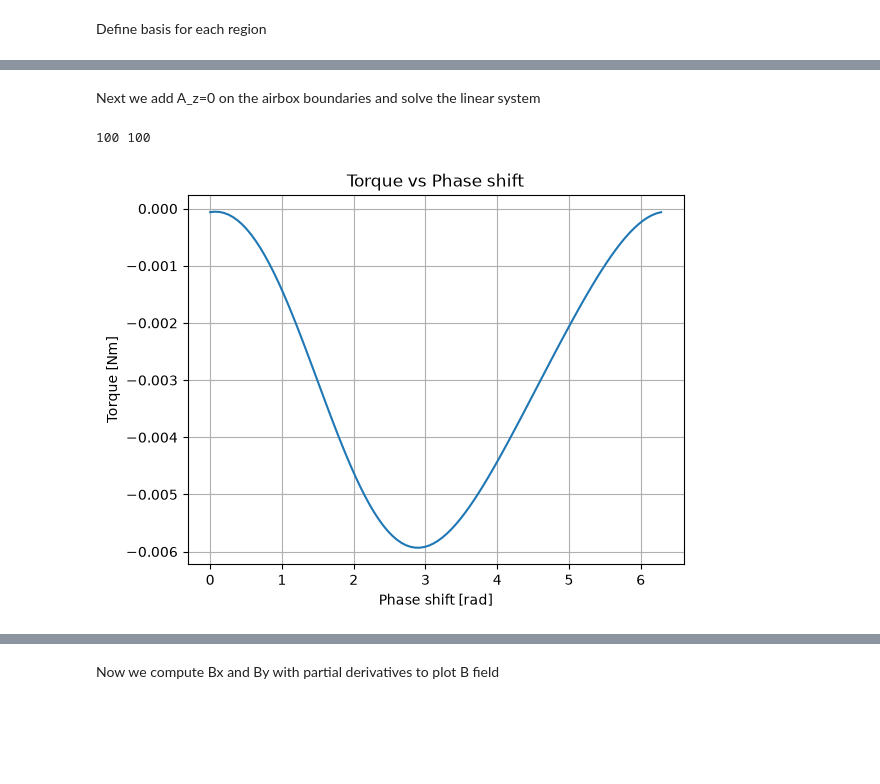
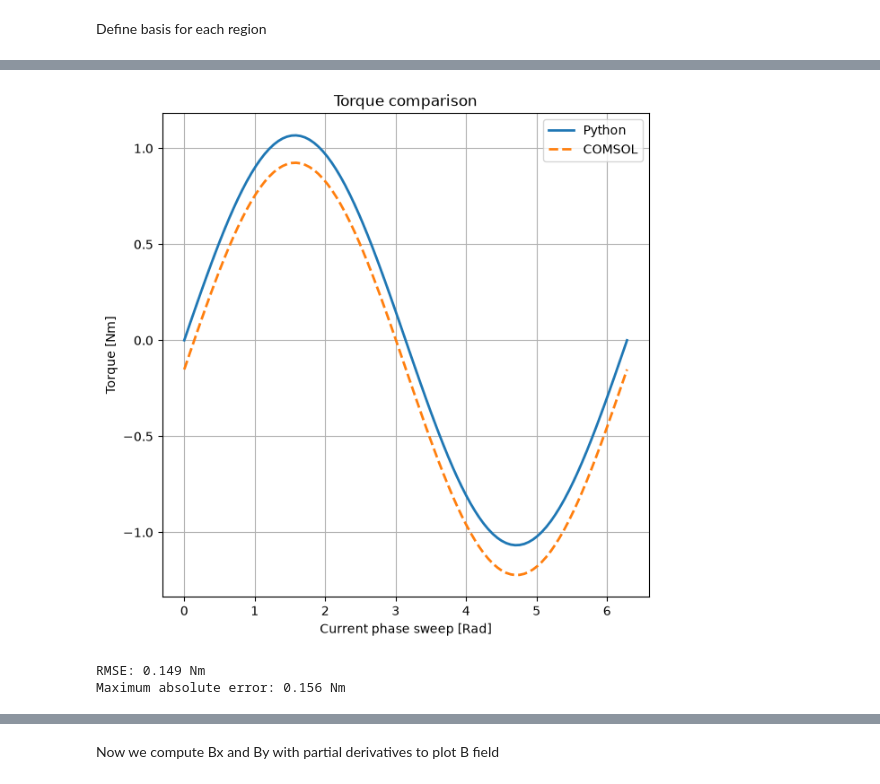
Before and after one commit to VerttiAalto100/computational-electromagnetics, a Jupyter notebook: ex6-pmsm/pmsm_2d.ipynb, the cells around one changed output, grey strips where cells are left out. Drawn from its saved outputs; the diff is of its cells as text; code cells hidden in the pictures; blank space fills up the shorter version.

```diff
--- a/ex6-pmsm/pmsm_2d.ipynb
+++ b/ex6-pmsm/pmsm_2d.ipynb
@@ -295,14 +249,48 @@ Claude Torque:  6.202485231817727e-05
-# %% [markdown]
-Next we add A_z=0 on the airbox boundaries and solve the linear system
-# %%
-# Lets plot torques against phase shift
-print(len(phases), len(torques))
-import matplotlib.pyplot as plt
-plt.plot(phases, torques)
-plt.xlabel("Phase shift [rad]")
-plt.ylabel("Torque [Nm]")
-plt.title("Torque vs Phase shift")
-plt.grid()
-# %% [output]
-100 100
-[figure, removed]
+# %%
+import numpy as np
+import matplotlib.pyplot as plt
+
+# COMSOL data
+data = np.loadtxt(
+    "verification/torque_vs_phase.txt",
+    comments="%"
+)
+
+phase_comsol = data[:, 0]      # or convert if needed
+torque_comsol = data[:, 1]
+
+torques = np.asarray(torques)
+
+# Absolute and relative errors
+abs_error = torques - torque_comsol
+
+# Avoid division by numbers close to zero
+eps = 1e-6 * np.max(np.abs(torque_comsol))
+rel_error = 100 * abs_error / np.maximum(np.abs(torque_comsol), eps)
+
+fig, ax = plt.subplots(figsize=(7,7))
+
+# --------------------------------------------------
+# Torque comparison
+# --------------------------------------------------
+ax.plot(phases, torques, lw=2, label="Python")
+ax.plot(phase_comsol, torque_comsol, "--", lw=2, label="COMSOL")
+
+ax.set_xlabel("Current phase sweep [Rad]")
+ax.set_ylabel("Torque [Nm]")
+ax.set_title("Torque comparison")
+ax.legend()
+ax.grid(True)
+
+
+plt.show()
+
+rmse = np.sqrt(np.mean(abs_error**2))
+max_abs = np.max(np.abs(abs_error))
+
+print(f"RMSE: {rmse:.3f} Nm")
+print(f"Maximum absolute error: {max_abs:.3f} Nm")
+# %% [output]
+[figure, added]
+RMSE: 0.149 Nm
+Maximum absolute error: 0.156 Nm
```
Also changed, not shown: parts of 29 cells of this notebook.
